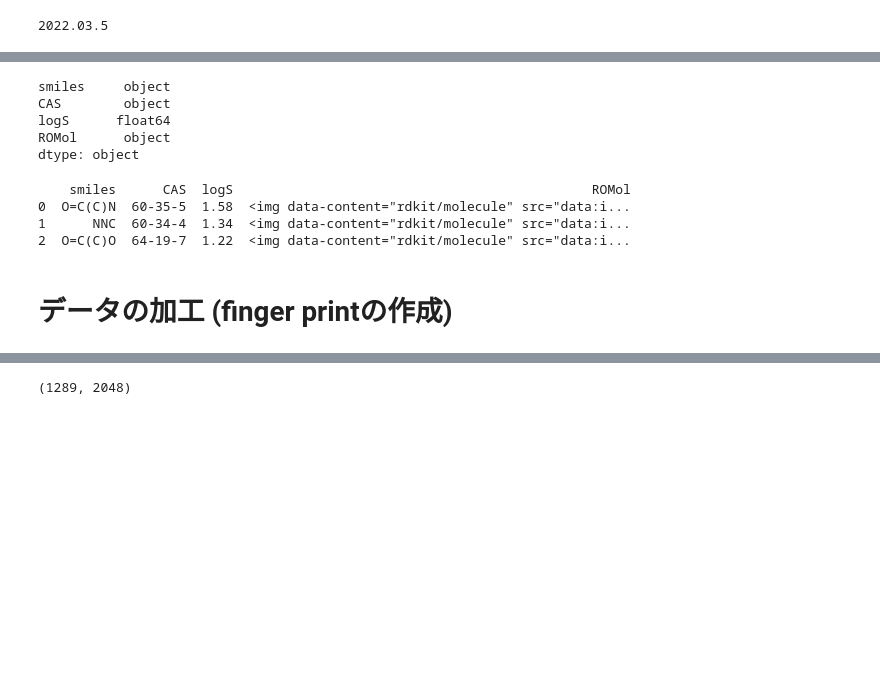
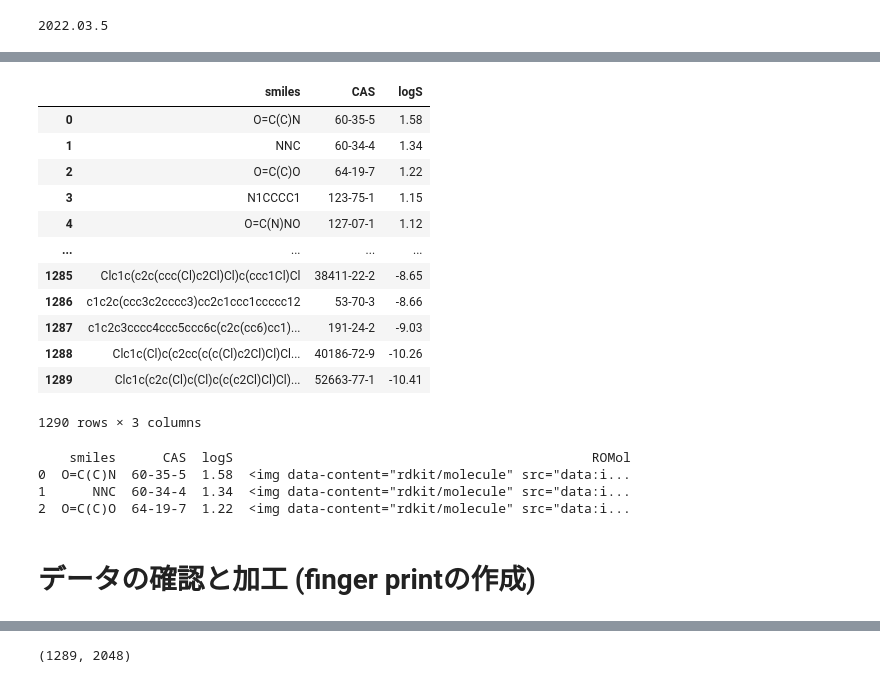
Before and after one commit to chemoinformatics-lecture/lecture-beginner, a Jupyter notebook: lesson06_scikit-learn/lecture_note_sklearn_colab_線形回帰_random_forest_fp.ipynb, the cells around one changed output, grey strips where cells are left out. Drawn from its saved outputs; the diff is of its cells as text; code cells hidden in the pictures; blank space fills up the shorter version.

```diff
--- a/lesson06_scikit-learn/lecture_note_sklearn_colab_線形回帰_random_forest_fp.ipynb
+++ b/lesson06_scikit-learn/lecture_note_sklearn_colab_線形回帰_random_forest_fp.ipynb
@@ -42,15 +53,24 @@ urllib.request.urlretrieve(url, 'water_solubility.txt')
 # %%
-df = pd.read_csv('water_solubility.txt', sep='\t', header=None, names = ["smiles", "CAS", "logS"]) # データの読み込み
+# データの読み込み
+df = pd.read_csv('data_set.dat', sep='\t', header=None, names = ["smiles", "CAS", "logS"])
+# %%
+df
+# %% [output]
+|  | smiles | CAS | logS |
+| 0 | O=C(C)N | 60-35-5 | 1.58 |
+| 1 | NNC | 60-34-4 | 1.34 |
+| 2 | O=C(C)O | 64-19-7 | 1.22 |
+| 3 | N1CCCC1 | 123-75-1 | 1.15 |
+| 4 | O=C(N)NO | 127-07-1 | 1.12 |
+| ... | ... | ... | ... |
+| 1285 | Clc1c(c2c(ccc(Cl)c2Cl)Cl)c(ccc1Cl)Cl | 38411-22-2 | -8.65 |
+| 1286 | c1c2c(ccc3c2cccc3)cc2c1ccc1ccccc12 | 53-70-3 | -8.66 |
+| 1287 | c1c2c3cccc4ccc5ccc6c(c2c(cc6)cc1)... | 191-24-2 | -9.03 |
+| 1288 | Clc1c(Cl)c(c2cc(c(c(Cl)c2Cl)Cl)Cl... | 40186-72-9 | -10.26 |
+| 1289 | Clc1c(c2c(Cl)c(Cl)c(c(c2Cl)Cl)Cl)... | 52663-77-1 | -10.41 |
+1290 rows × 3 columns
 # %%
 PandasTools.AddMoleculeColumnToFrame(df, "smiles")
-# %%
-df.dtypes
-# %% [output]
-smiles     object
-CAS        object
-logS      float64
-ROMol      object
-dtype: object
 # %%
 df.head(3)
 # %% [output]
@@ -59,4 +79,4 @@ df.head(3)
 1      NNC  60-34-4  1.34  <img data-content="rdkit/molecule" src="data:i...
 2  O=C(C)O  64-19-7  1.22  <img data-content="rdkit/molecule" src="data:i...
 # %% [markdown]
-# データの加工 (finger printの作成)
+# データの確認と加工 (finger printの作成)
```
Also changed, not shown: parts of 12 cells of this notebook.
